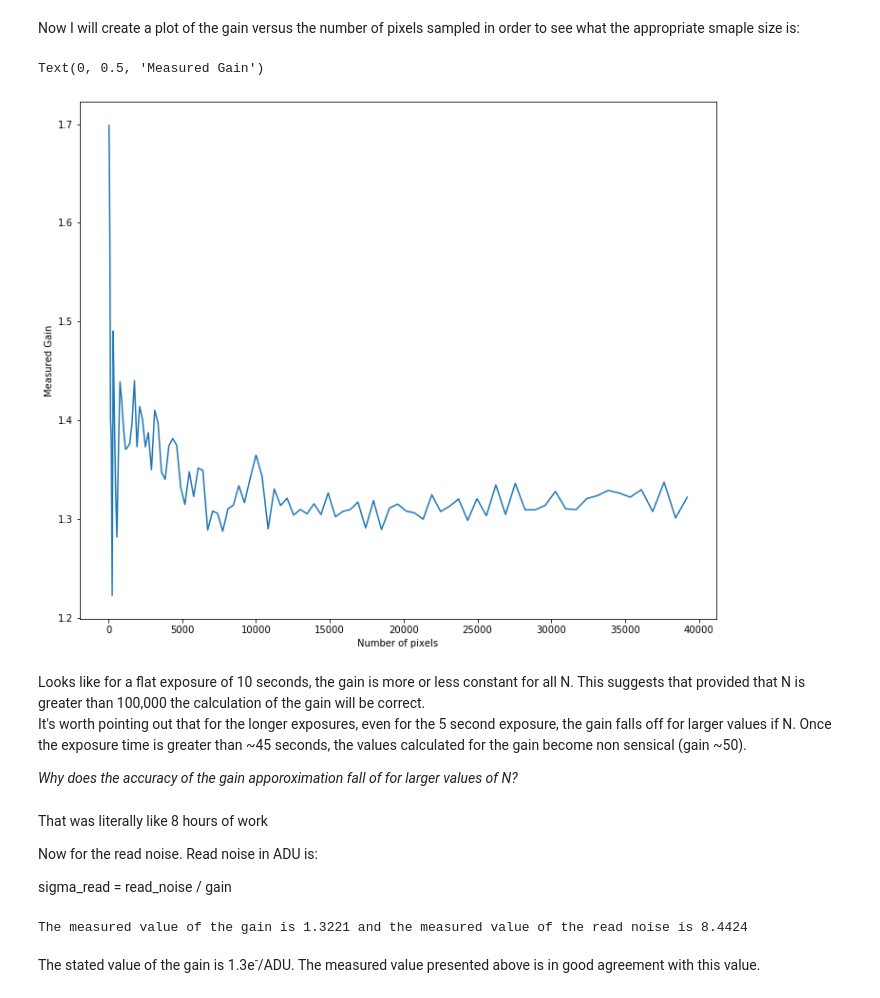
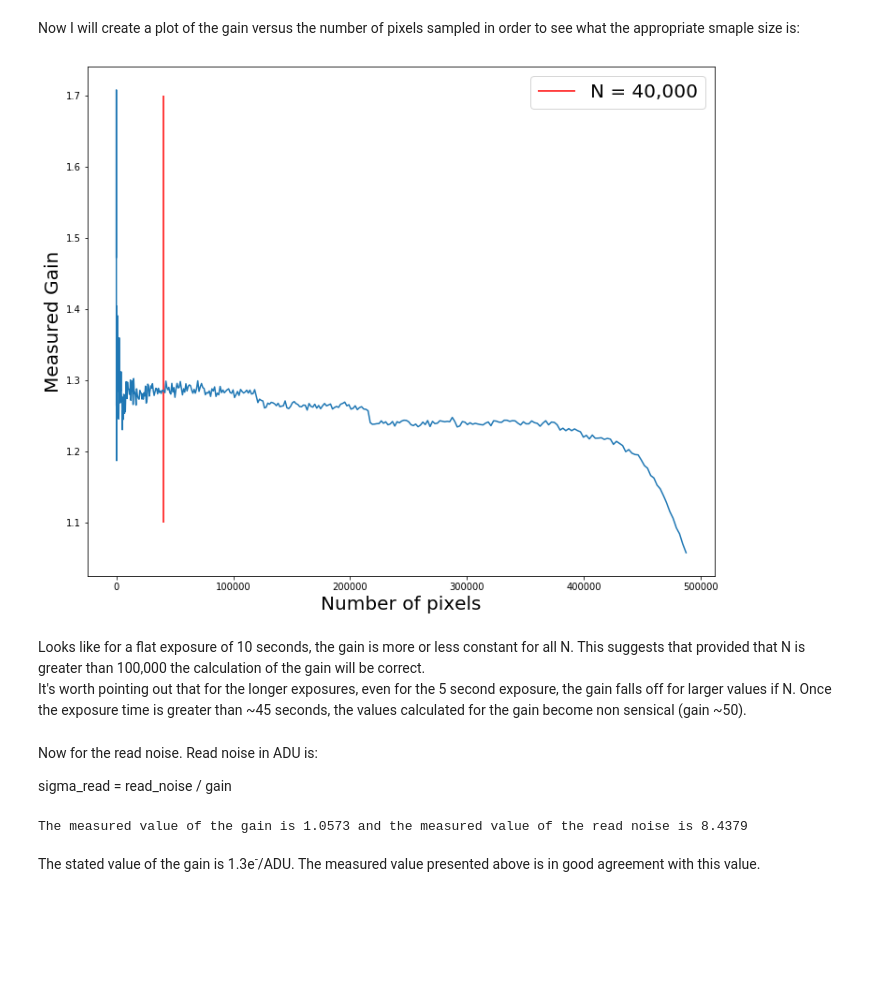
Before and after one commit to cmerrill11/astr342, a Jupyter notebook: labs/Lab4.ipynb, the cells around one changed output. Cells and saved outputs as stored; diff of their text form; code cells hidden in the pictures; blank space fills up the shorter version.

```diff
--- a/labs/Lab4.ipynb
+++ b/labs/Lab4.ipynb
@@ -76,7 +59,7 @@ To calculate the gain I will use the file with the 45 second exposure as well as
 # %%
-flatData = imageData[10][0].data.astype(np.int32)
-biasData1 = imageData[0][0].data.astype(np.int32)
-biasData2 = imageData[4][0].data.astype(np.int32) # Choose two biases with same CCD temp to keep things consistent
+flatData = imageData[17][0].data.astype(np.int32)
+biasData1 = imageData[14][0].data.astype(np.int32)
+biasData2 = imageData[22][0].data.astype(np.int32) # Choose two biases with same CCD temp to keep things consistent
 # %% [markdown]
 Any of the flats will work for exposure < ~60. After around 60 seconds the gain looks like it gets really wierd
 
@@ -101,7 +84,7 @@ flatData.shape
 # center of the image is at 1092,736
 
 center = 736
-sizeArray = np.arange(6, 200, 2, dtype = int) # Create an array with the delta of the columns
+sizeArray = np.arange(6, 700, 2, dtype = int) # Create an array with the delta of the columns
 sub_gain = np.zeros(len(sizeArray)) # Create an array to store the gains
 
 
@@ -150,25 +134,23 @@ for i, a in enumerate(sizeArray):
 # %%
 # Plot the means as a funcion of the pixels sampled
 fig, ax = plt.subplots(1,1)
 fig.set_size_inches(12, 10)
 x = sizeArray**2
 plt.plot(x, sub_gain)
-ax.set_xlabel('Number of pixels')
-ax.set_ylabel('Measured Gain')
+ax.set_xlabel('Number of pixels', fontsize = 20)
+ax.set_ylabel('Measured Gain', fontsize = 20)
+#plt.xscale('log')
+ax.vlines(40000, 1.1, 1.7, colors = 'r', label = 'N = 40,000')
+ax.legend(fontsize = 20)
+plt.savefig('gainVsN.png')
 # %% [output]
-Text(0, 0.5, 'Measured Gain')
-[figure, old version]
+[figure, new version]
 # %% [markdown]
 Looks like for a flat exposure of 10 seconds, the gain is more or less constant for all N. This suggests that provided that N is greater than 100,000 the calculation of the gain will be correct.
 It's worth pointing out that for the longer exposures, even for the 5 second exposure, the gain falls off for larger values if N. Once the exposure time is greater than ~45 seconds, the values calculated for the gain become non sensical (gain ~50).
-
-
-_Why does the accuracy of the gain apporoximation fall of for larger values of N?_
 # %%
 gain = sub_gain[-1]
 # %% [markdown]
-That was literally like 8 hours of work
-
 Now for the read noise. Read noise in ADU is:
 
 sigma_read = read_noise / gain
@@ -176,6 +158,6 @@ sigma_read = read_noise / gain
 readNoise = sigmab1b2 / np.sqrt(2)
 print("The measured value of the gain is {0:0.4f} and the measured value of the read noise is {1:0.4f}".format(gain, readNoise))
 # %% [output]
-The measured value of the gain is 1.3221 and the measured value of the read noise is 8.4424
+The measured value of the gain is 1.0573 and the measured value of the read noise is 8.4379
 # %% [markdown]
 The stated value of the gain is 1.3e<sup>-</sup>/ADU. The measured value presented above is in good agreement with this value.
```
Also changed, not shown: parts of 25 cells of this notebook, 1 other file.
